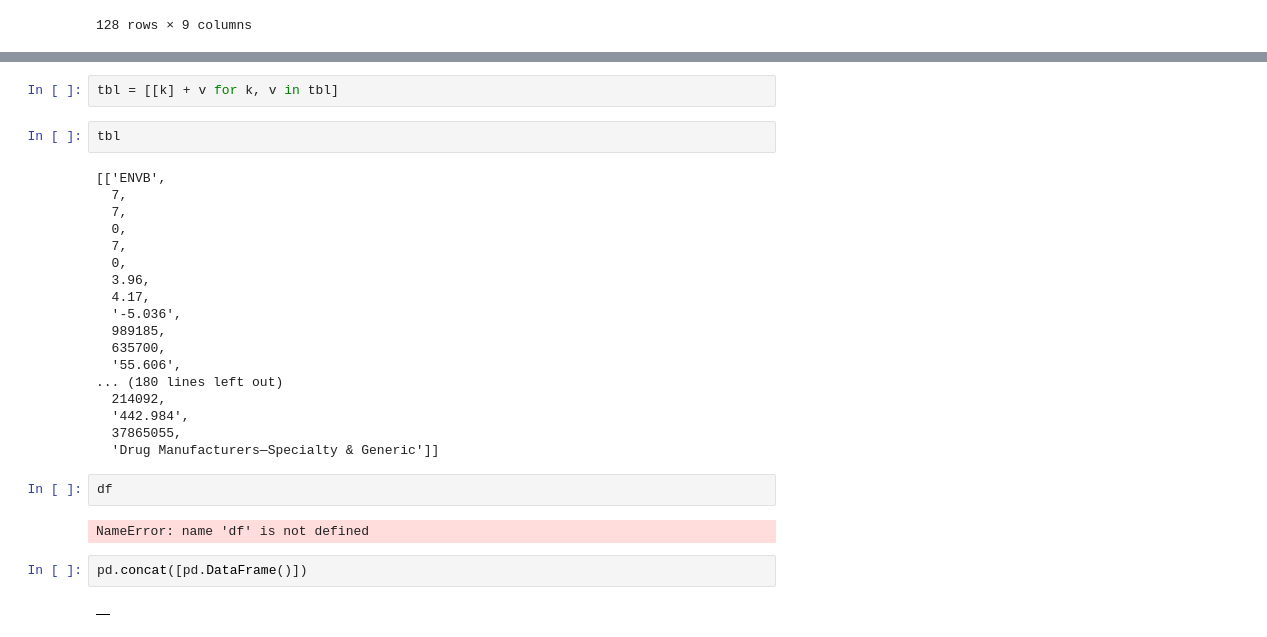
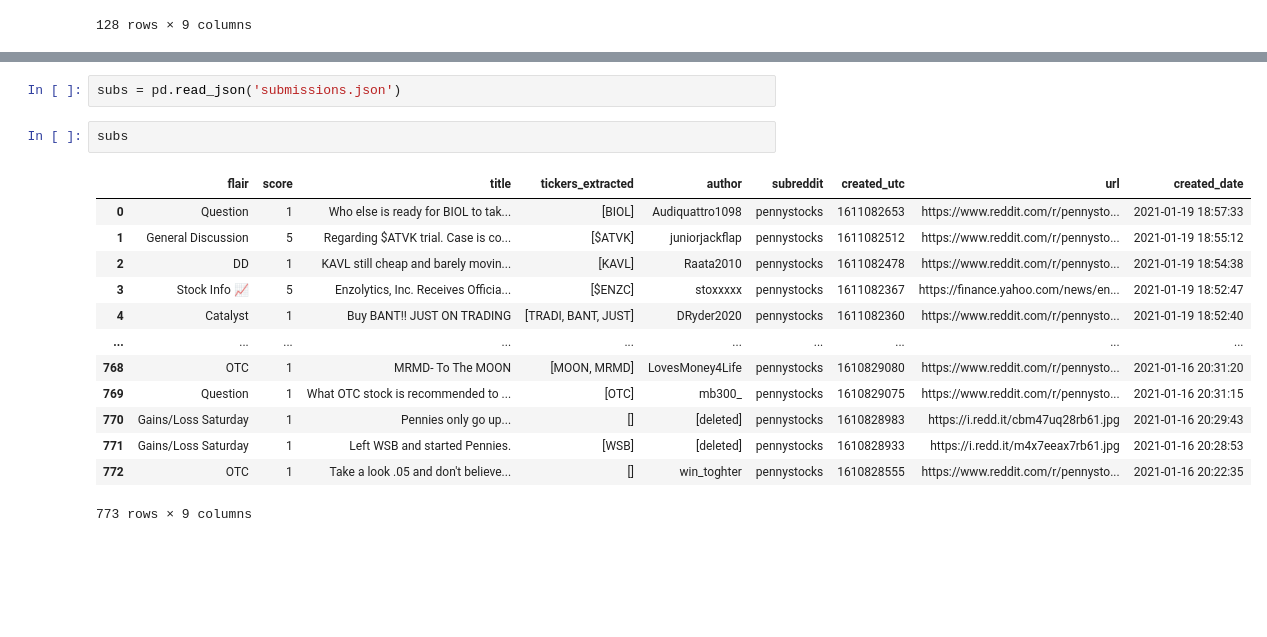
Before and after one commit to KobaKhit/reddit-stocks-streamlit, a Jupyter notebook: test.ipynb, the cells around one changed output, grey strips where cells are left out. Cells and saved outputs as stored; diff of their text form; blank space fills up the shorter version.

```diff
--- a/test.ipynb
+++ b/test.ipynb
@@ -223,30 +203,18 @@ tbl = [('ENVB', [7, 7, 0, 7, 0, 3.96, 4.17, '-5.036', 989185, 635700, '55.606',
-# %%
-tbl = [[k] + v for k, v in tbl]
-# %%
-tbl
-# %% [output]
-[['ENVB',
-  7,
-  7,
-  0,
-  7,
-  0,
-  3.96,
-  4.17,
-  '-5.036',
-  989185,
-  635700,
-  '55.606',
-... (180 lines left out)
-  214092,
-  '442.984',
-  37865055,
-  'Drug Manufacturers—Specialty & Generic']]
-# %%
-df
-# %% [output]
-NameError: name 'df' is not defined
-# %%
-pd.concat([pd.DataFrame()])
-# %% [output]
-|  |
+# %%
+subs = pd.read_json('submissions.json')
+# %%
+subs
+# %% [output]
+|  | flair | score | title | tickers_extracted | author | subreddit | created_utc | url | created_date |
+| 0 | Question | 1 | Who else is ready for BIOL to tak... | [BIOL] | Audiquattro1098 | pennystocks | 1611082653 | https://www.reddit.com/r/pennysto... | 2021-01-19 18:57:33 |
+| 1 | General Discussion | 5 | Regarding $ATVK trial. Case is co... | [$ATVK] | juniorjackflap | pennystocks | 1611082512 | https://www.reddit.com/r/pennysto... | 2021-01-19 18:55:12 |
+| 2 | DD | 1 | KAVL still cheap and barely movin... | [KAVL] | Raata2010 | pennystocks | 1611082478 | https://www.reddit.com/r/pennysto... | 2021-01-19 18:54:38 |
+| 3 | Stock Info 📈 | 5 | Enzolytics, Inc. Receives Officia... | [$ENZC] | stoxxxxx | pennystocks | 1611082367 | https://finance.yahoo.com/news/en... | 2021-01-19 18:52:47 |
+| 4 | Catalyst | 1 | Buy BANT!! JUST ON TRADING | [TRADI, BANT, JUST] | DRyder2020 | pennystocks | 1611082360 | https://www.reddit.com/r/pennysto... | 2021-01-19 18:52:40 |
+| ... | ... | ... | ... | ... | ... | ... | ... | ... | ... |
+| 768 | OTC | 1 | MRMD- To The MOON | [MOON, MRMD] | LovesMoney4Life | pennystocks | 1610829080 | https://www.reddit.com/r/pennysto... | 2021-01-16 20:31:20 |
+| 769 | Question | 1 | What OTC stock is recommended to ... | [OTC] | mb300_ | pennystocks | 1610829075 | https://www.reddit.com/r/pennysto... | 2021-01-16 20:31:15 |
+| 770 | Gains/Loss Saturday | 1 | Pennies only go up... | [] | [deleted] | pennystocks | 1610828983 | https://i.redd.it/cbm47uq28rb61.jpg | 2021-01-16 20:29:43 |
+| 771 | Gains/Loss Saturday | 1 | Left WSB and started Pennies. | [WSB] | [deleted] | pennystocks | 1610828933 | https://i.redd.it/m4x7eeax7rb61.jpg | 2021-01-16 20:28:53 |
+| 772 | OTC | 1 | Take a look .05 and don't believe... | [] | win_toghter | pennystocks | 1610828555 | https://www.reddit.com/r/pennysto... | 2021-01-16 20:22:35 |
+773 rows × 9 columns
```
Also changed, not shown: parts of 13 cells of this notebook, 9 other files.
